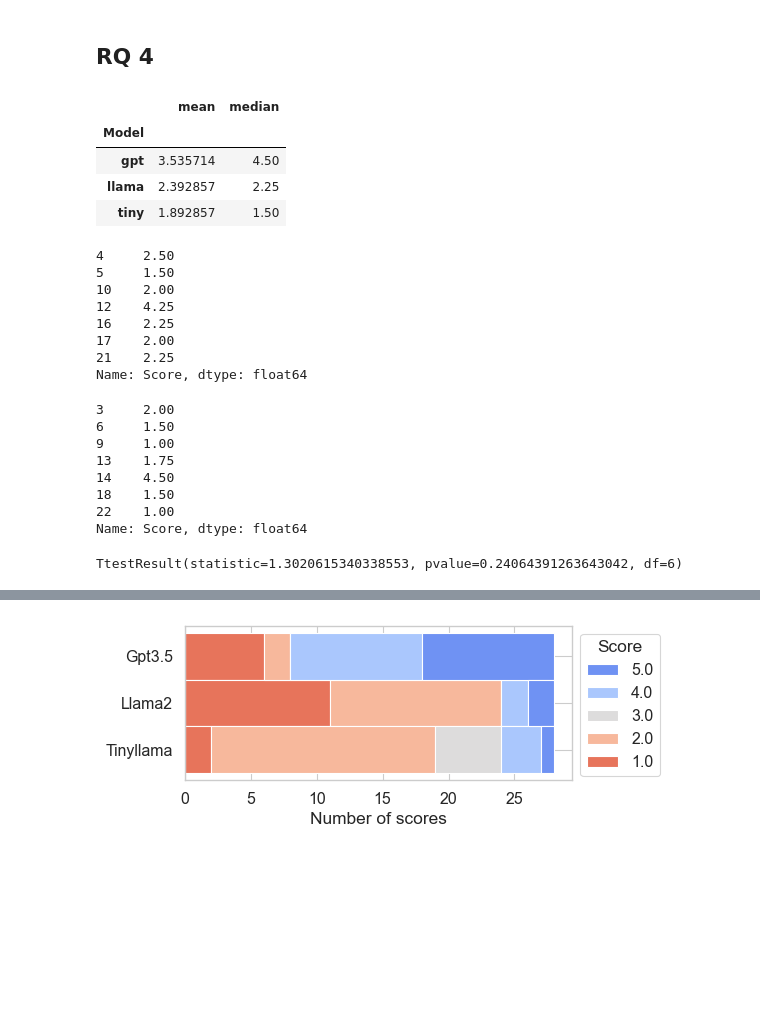
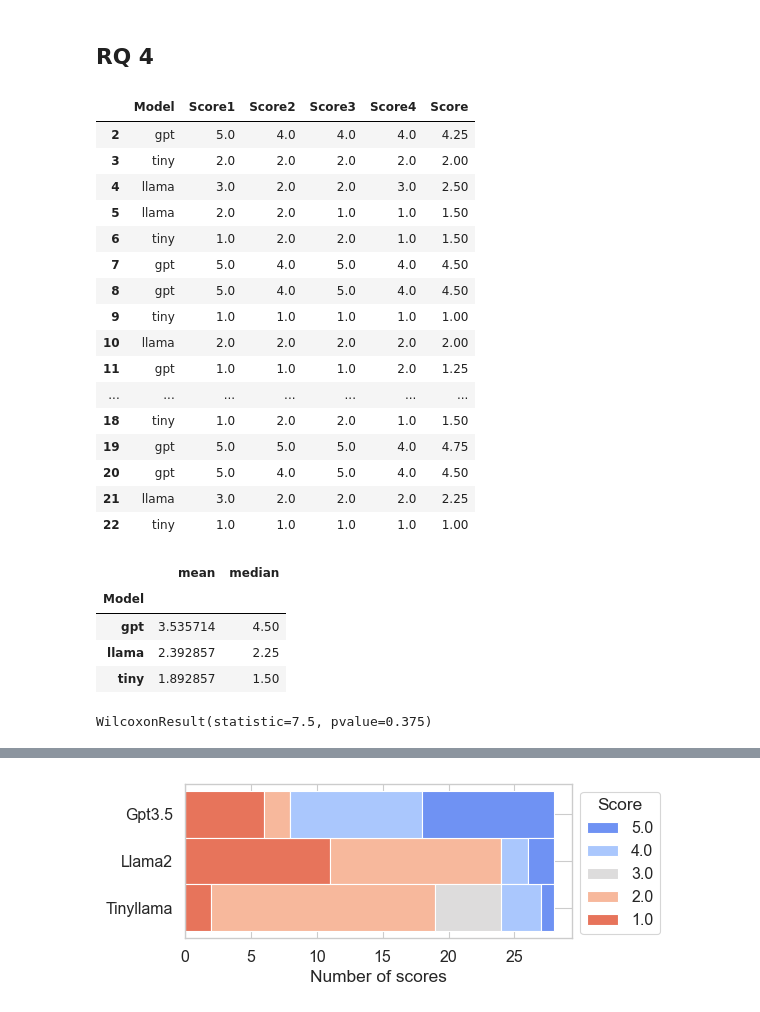
Before and after one commit to giordanoDaloisio/XQuantum, a Jupyter notebook: analysis.ipynb, the cells around one changed output, grey strips where cells are left out. Saved outputs shown, nothing was run; the diff lists cells and outputs as text; code cells hidden in the pictures; blank space fills up the shorter version.

```diff
--- a/analysis.ipynb
+++ b/analysis.ipynb
@@ -956,6 +961,26 @@ similarity.round(2).to_latex("tables/similarity.tex", float_format="%.2f")
 ## RQ 4
 # %%
 res2_t.groupby("Model")["Score"].aggregate(["mean", "median"]).to_latex("tables/rq4.tex", float_format="%.2f")
+# %%
+res2_t
+# %% [output]
+|  | Model | Score1 | Score2 | Score3 | Score4 | Score |
+| 2 | gpt | 5.0 | 4.0 | 4.0 | 4.0 | 4.25 |
+| 3 | tiny | 2.0 | 2.0 | 2.0 | 2.0 | 2.00 |
+| 4 | llama | 3.0 | 2.0 | 2.0 | 3.0 | 2.50 |
+| 5 | llama | 2.0 | 2.0 | 1.0 | 1.0 | 1.50 |
+| 6 | tiny | 1.0 | 2.0 | 2.0 | 1.0 | 1.50 |
+| 7 | gpt | 5.0 | 4.0 | 5.0 | 4.0 | 4.50 |
+| 8 | gpt | 5.0 | 4.0 | 5.0 | 4.0 | 4.50 |
+| 9 | tiny | 1.0 | 1.0 | 1.0 | 1.0 | 1.00 |
+| 10 | llama | 2.0 | 2.0 | 2.0 | 2.0 | 2.00 |
+| 11 | gpt | 1.0 | 1.0 | 1.0 | 2.0 | 1.25 |
+| ... | ... | ... | ... | ... | ... | ... |
+| 18 | tiny | 1.0 | 2.0 | 2.0 | 1.0 | 1.50 |
+| 19 | gpt | 5.0 | 5.0 | 5.0 | 4.0 | 4.75 |
+| 20 | gpt | 5.0 | 4.0 | 5.0 | 4.0 | 4.50 |
+| 21 | llama | 3.0 | 2.0 | 2.0 | 2.0 | 2.25 |
+| 22 | tiny | 1.0 | 1.0 | 1.0 | 1.0 | 1.00 |
 # %%
 res2_t.groupby("Model")["Score"].aggregate(["mean", "median"])
 # %% [output]
@@ -964,34 +989,12 @@ res2_t.groupby("Model")["Score"].aggregate(["mean", "median"])
 | gpt | 3.535714 | 4.50 |
 | llama | 2.392857 | 2.25 |
 | tiny | 1.892857 | 1.50 |
-# %%
-llama["Score"]
-# %% [output]
-4     2.50
-5     1.50
-10    2.00
-12    4.25
-16    2.25
-17    2.00
-21    2.25
-Name: Score, dtype: float64
-# %%
-tiny['Score']
-# %% [output]
-3     2.00
-6     1.50
-9     1.00
-13    1.75
-14    4.50
-18    1.50
-22    1.00
-Name: Score, dtype: float64
 # %%
 gpt = res2_t[res2_t["Model"] == "gpt"]
 llama = res2_t[res2_t["Model"] == "llama"]
 tiny = res2_t[res2_t["Model"] == "tiny"]
 # %%
-stats.ttest_rel(gpt["Score"], llama["Score"])
+stats.wilcoxon(gpt["Score"], llama["Score"])
 # %% [output]
-TtestResult(statistic=1.3020615340338553, pvalue=0.24064391263643042, df=6)
+WilcoxonResult(statistic=7.5, pvalue=0.375)
 # %%
```
Also changed, not shown: parts of 8 cells of this notebook, 7 other files.
